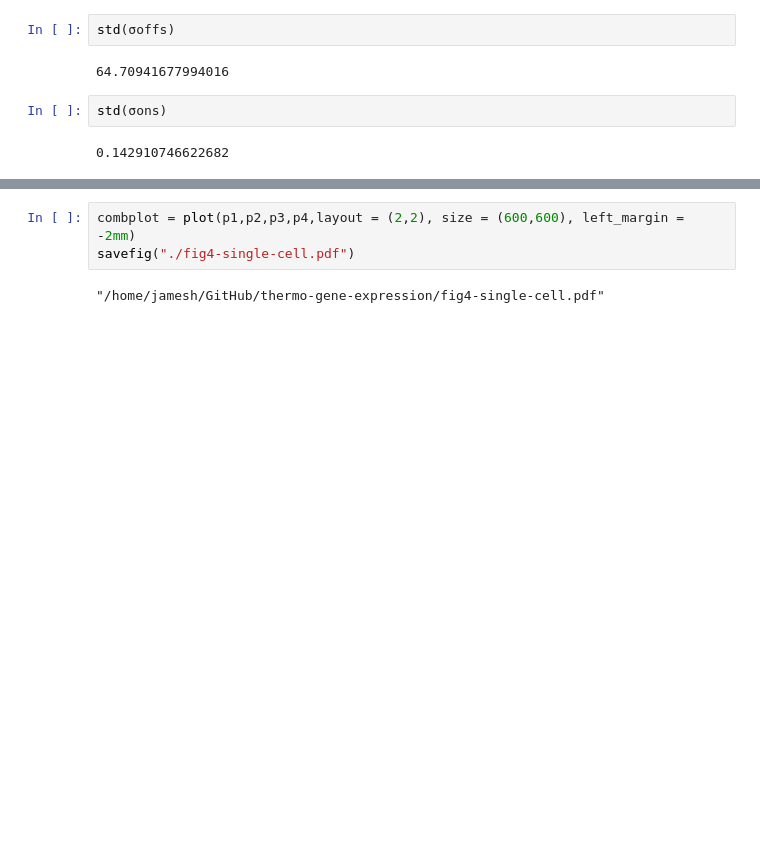
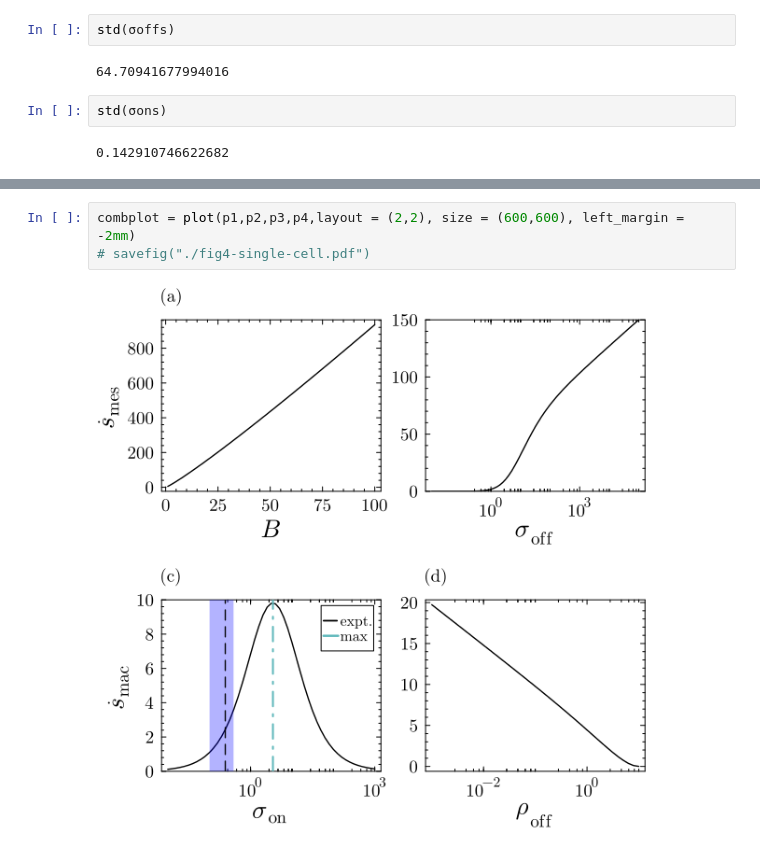
Before and after one commit to jamesholehouse/thermo-gene-expression, a Jupyter notebook: fig4-EPR-pars.ipynb, the cells around one changed output, grey strips where cells are left out. Cells and saved outputs as stored; diff of their text form; blank space fills up the shorter version.

```diff
--- a/fig4-EPR-pars.ipynb
+++ b/fig4-EPR-pars.ipynb
@@ -81,5 +92,5 @@ plot!(ρoff_data[:,1], ρoff_data[:,2], color = :black, label = :none, xaxis = :
 # %%
 combplot = plot(p1,p2,p3,p4,layout = (2,2), size = (600,600), left_margin = -2mm)
-savefig("./fig4-single-cell.pdf")
+# savefig("./fig4-single-cell.pdf")
 # %% [output]
-"/home/jamesh/GitHub/thermo-gene-expression/fig4-single-cell.pdf"
+[figure, added]
```
Also changed, not shown: parts of 7 cells of this notebook, 11 other files.
